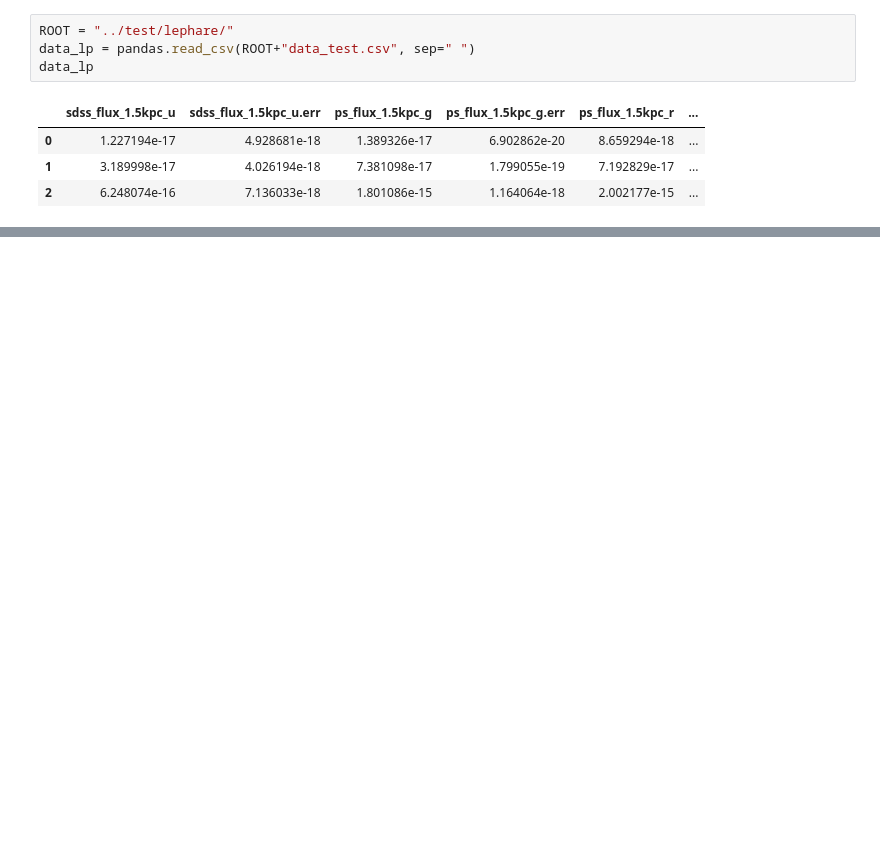
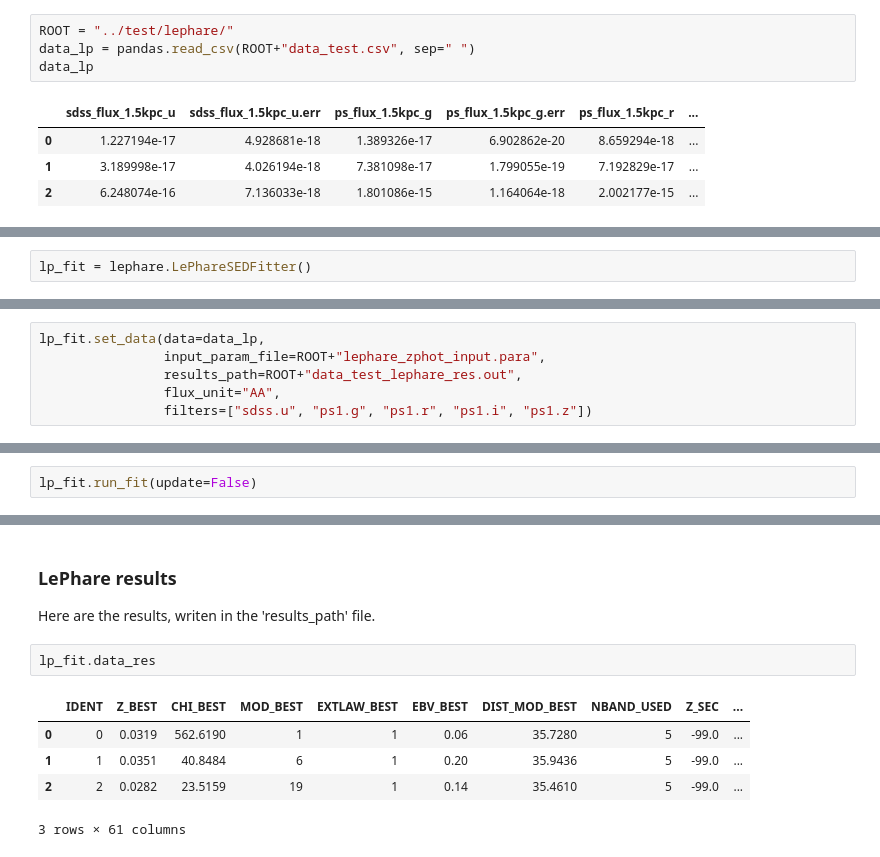
Before and after one commit to MartinBriday/pylephare, a Jupyter notebook: notebooks/how_to_use_lephare.ipynb, the cells around one changed output, grey strips where cells are left out. Drawn from its saved outputs; the diff is of its cells as text; blank space fills up the shorter version.

```diff
--- a/notebooks/how_to_use_lephare.ipynb
+++ b/notebooks/how_to_use_lephare.ipynb
@@ -21,0 +37,2 @@ data_lp
+# %%
+lp_fit = lephare.LePhareSEDFitter()
@@ -21,0 +61,6 @@ data_lp
+# %%
+lp_fit.set_data(data=data_lp,
+                input_param_file=ROOT+"lephare_zphot_input.para",
+                results_path=ROOT+"data_test_lephare_res.out",
+                flux_unit="AA",
+                filters=["sdss.u", "ps1.g", "ps1.r", "ps1.i", "ps1.z"])
@@ -21,0 +106,2 @@ data_lp
+# %%
+lp_fit.run_fit(update=False)
@@ -21,0 +122,12 @@ data_lp
+# %% [markdown]
+### LePhare results
+
+Here are the results, writen in the 'results_path' file.
+# %%
+lp_fit.data_res
+# %% [output]
+|  | IDENT | Z_BEST | CHI_BEST | MOD_BEST | EXTLAW_BEST | EBV_BEST | DIST_MOD_BEST | NBAND_USED | Z_SEC | ... |
+| 0 | 0 | 0.0319 | 562.6190 | 1 | 1 | 0.06 | 35.7280 | 5 | -99.0 | ... |
+| 1 | 1 | 0.0351 | 40.8484 | 6 | 1 | 0.20 | 35.9436 | 5 | -99.0 | ... |
+| 2 | 2 | 0.0282 | 23.5159 | 19 | 1 | 0.14 | 35.4610 | 5 | -99.0 | ... |
+3 rows × 61 columns
```
Also changed, not shown: parts of 13 cells of this notebook, 2 other files.
